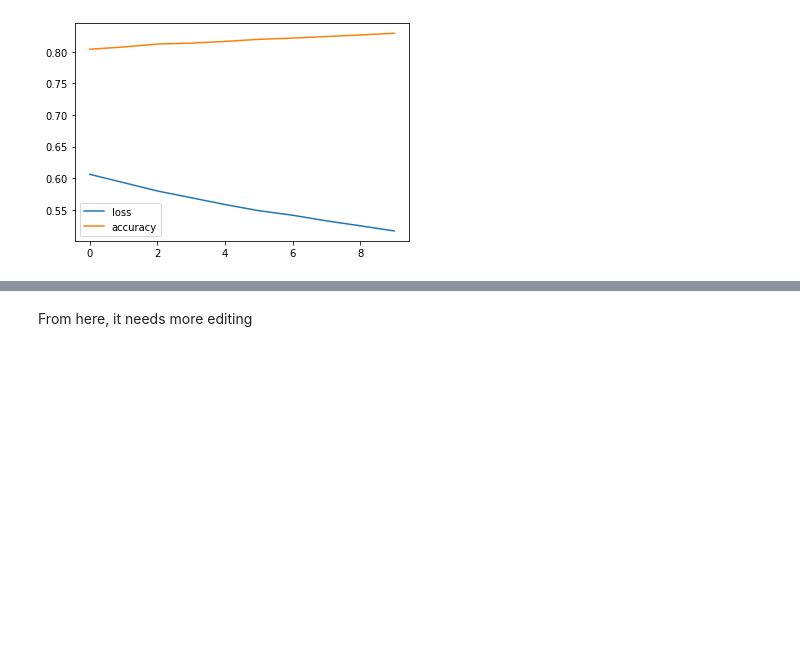
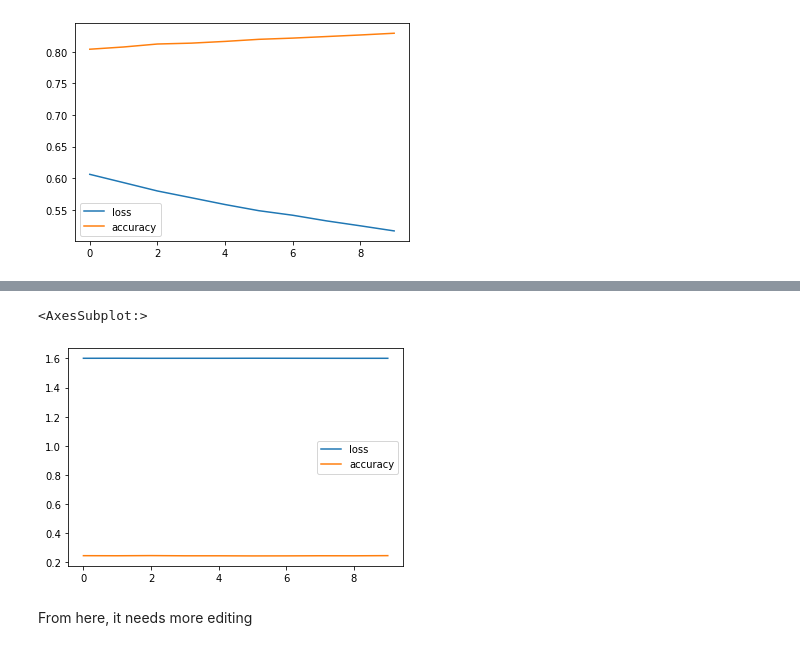
Before and after one commit to dtrad/chatGPTcodes, a Jupyter notebook: vgg16ex.ipynb, the cells around one changed output, grey strips where cells are left out. Saved outputs shown, nothing was run; the diff lists cells and outputs as text; code cells hidden in the pictures; blank space fills up the shorter version.

```diff
--- a/vgg16ex.ipynb
+++ b/vgg16ex.ipynb
@@ -339,0 +343,28 @@ hist2.plot()
+# %%
+from tensorflow.keras import Sequential
+from tensorflow.keras.layers import Conv2D, MaxPooling2D, Flatten, Dense
+from tensorflow.keras.layers import GlobalAveragePooling2D
+
+def conv_block(n_layers, n_filters):
+    for n in range(n_layers):
+        model2.add(Conv2D(n_filters, (3,3), strides=(1,1), padding="same", activation="relu"))
+    model2.add(MaxPooling2D(2, strides=2))
+
+model2 = Sequential()
+model2.add(Conv2D(64, (3,3), strides=(1,1), padding="same", activation="relu", input_shape=(224,224,3)))
+conv_block(1, 64)
+conv_block(2, 128)
+conv_block(3, 256)
+conv_block(3, 512)
+conv_block(3, 512)
+model2.add(Flatten())
+model2.add(Dense(4096, activation="relu"))
+model2.add(Dense(4096, activation="relu"))
+# here let us make the changes to output 5 classes only
+# original  model2.add(Dense(1000, activation="softmax"))
+# new (problem when adding this layer below)
+#model2.add(GlobalAveragePooling2D())
+model2.add(Dense(5, activation="softmax"))
+
+# original model2.compile(loss='categorical_crossentropy',optimizer='adam',metrics=['accuracy'])
+model2.compile(loss='sparse_categorical_crossentropy',optimizer='adam',metrics=['accuracy'])
@@ -339,0 +391,2 @@ hist2.plot()
+# %%
+history3=model2.fit(generator(), epochs=10, steps_per_epoch=len(resized_dataset) // batch_size)
@@ -340,3 +414,10 @@ hist2.plot()
+# %%
+import pandas as pd
+hist3=pd.DataFrame(history3.history)
+hist3.plot()
+# %% [output]
+<AxesSubplot:>
+[figure, added]
 # %% [markdown]
 From here, it needs more editing
 # %%
```
Also changed, not shown: parts of 3 cells of this notebook.
